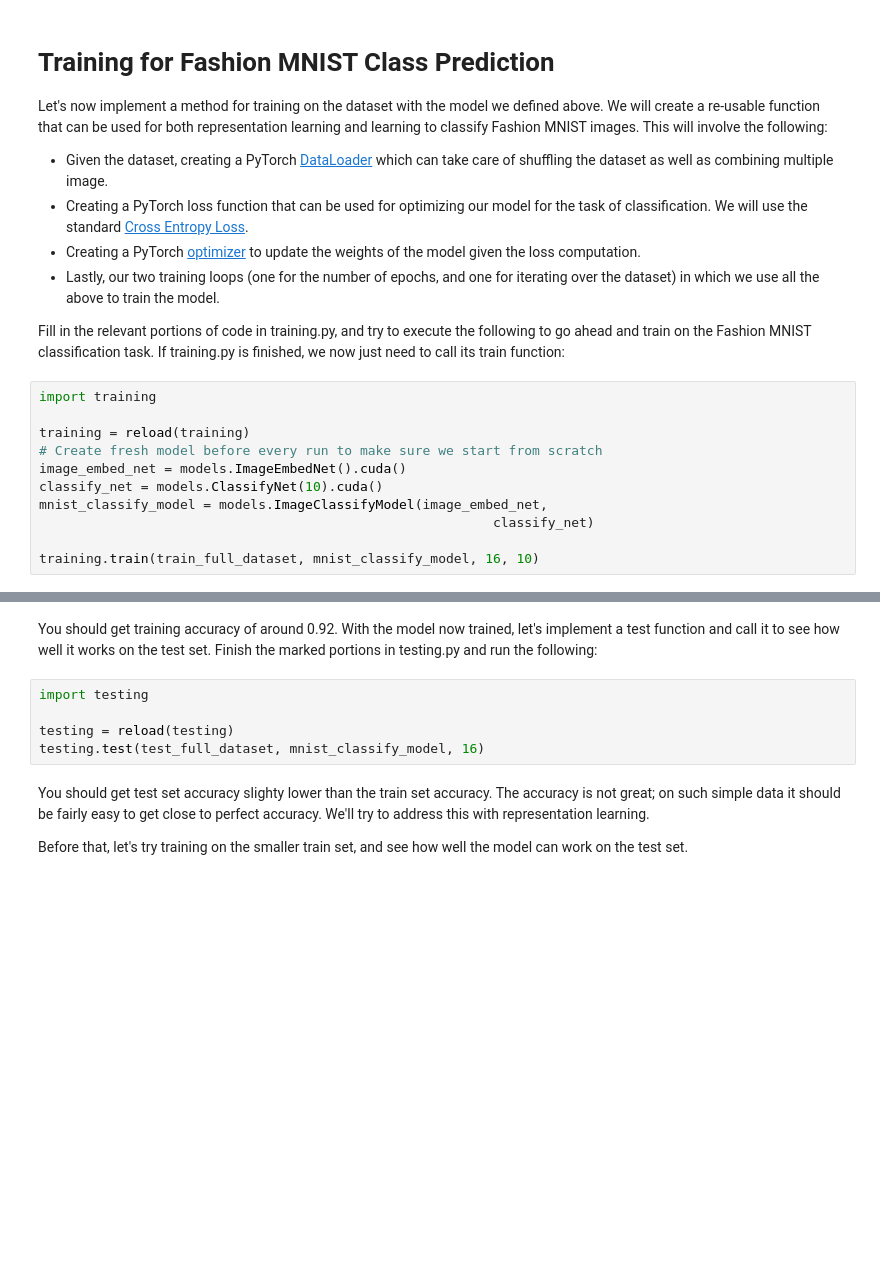
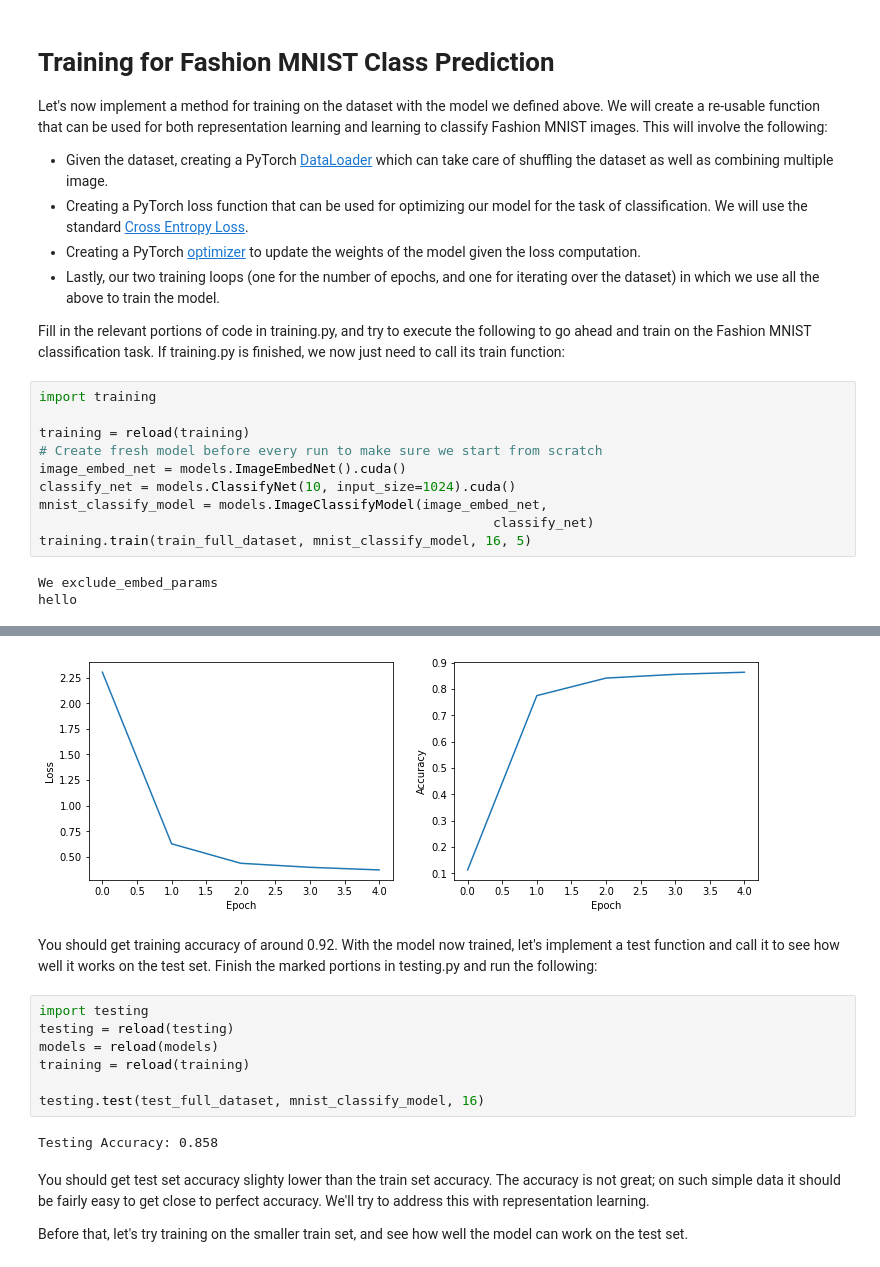
Before and after one commit to hronoses/cs231a-2022-problem-set, a Jupyter notebook: ps3_code/p2/RepresentationLearning.ipynb, the cells around one changed output, grey strips where cells are left out. Saved outputs shown, nothing was run; the diff lists cells and outputs as text; blank space fills up the shorter version.

```diff
--- a/ps3_code/p2/RepresentationLearning.ipynb
+++ b/ps3_code/p2/RepresentationLearning.ipynb
@@ -105,8 +120,10 @@ import training
 training = reload(training)
 # Create fresh model before every run to make sure we start from scratch
 image_embed_net = models.ImageEmbedNet().cuda()
-classify_net = models.ClassifyNet(10).cuda()
+classify_net = models.ClassifyNet(10, input_size=1024).cuda()
 mnist_classify_model = models.ImageClassifyModel(image_embed_net,
                                                           classify_net)
-
-training.train(train_full_dataset, mnist_classify_model, 16, 10)
+training.train(train_full_dataset, mnist_classify_model, 16, 5)
+# %% [output]
+We exclude_embed_params
+hello
@@ -113,10 +135,15 @@ training.train(train_full_dataset, mnist_classify_model, 16, 10)
+[figure, added]
 # %% [markdown]
 You should get training accuracy of around 0.92. With the model now trained, let's implement a test function and call it to see how well it works on the test set. Finish the marked portions in testing.py and run the following:
 # %%
 import testing
+testing = reload(testing)
+models = reload(models)
+training = reload(training)
 
-testing = reload(testing)
 testing.test(test_full_dataset, mnist_classify_model, 16)
+# %% [output]
+Testing Accuracy: 0.858
 # %% [markdown]
 You should get test set accuracy slighty lower than the train set accuracy. The accuracy is not great; on such simple data it should be fairly easy to get close to perfect accuracy. We'll try to address this with representation learning.
 
```
Also changed, not shown: parts of 17 cells of this notebook, 43 other files.
